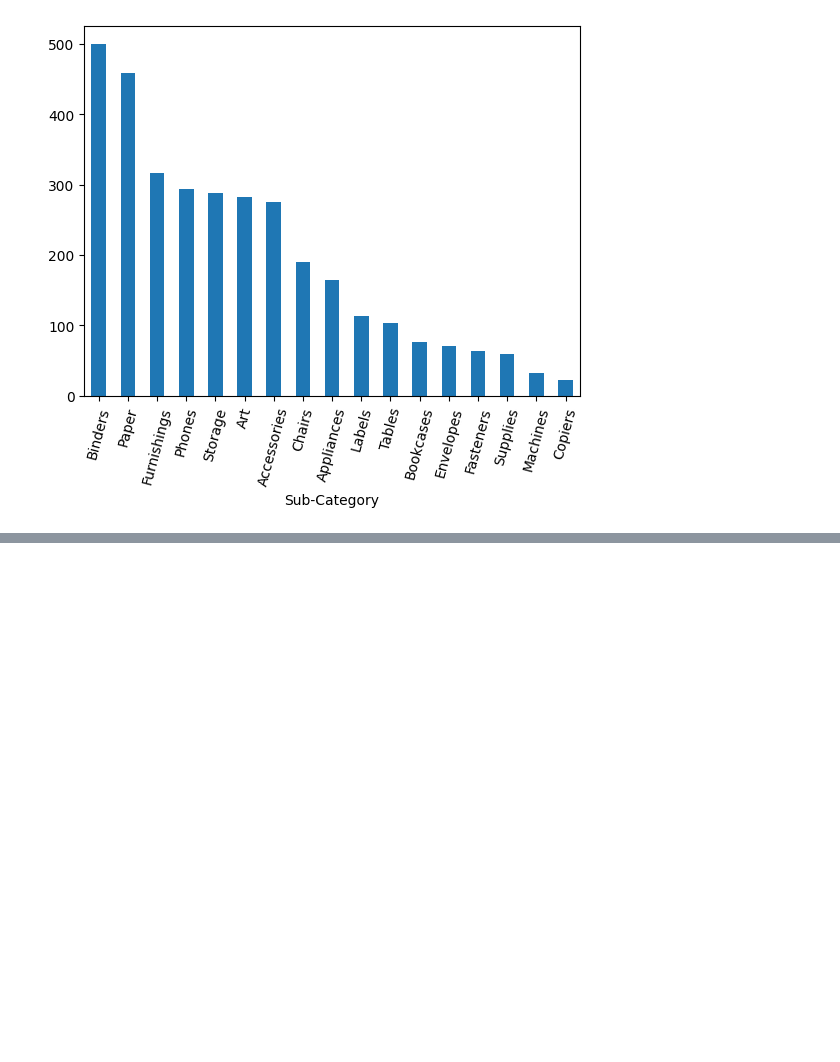
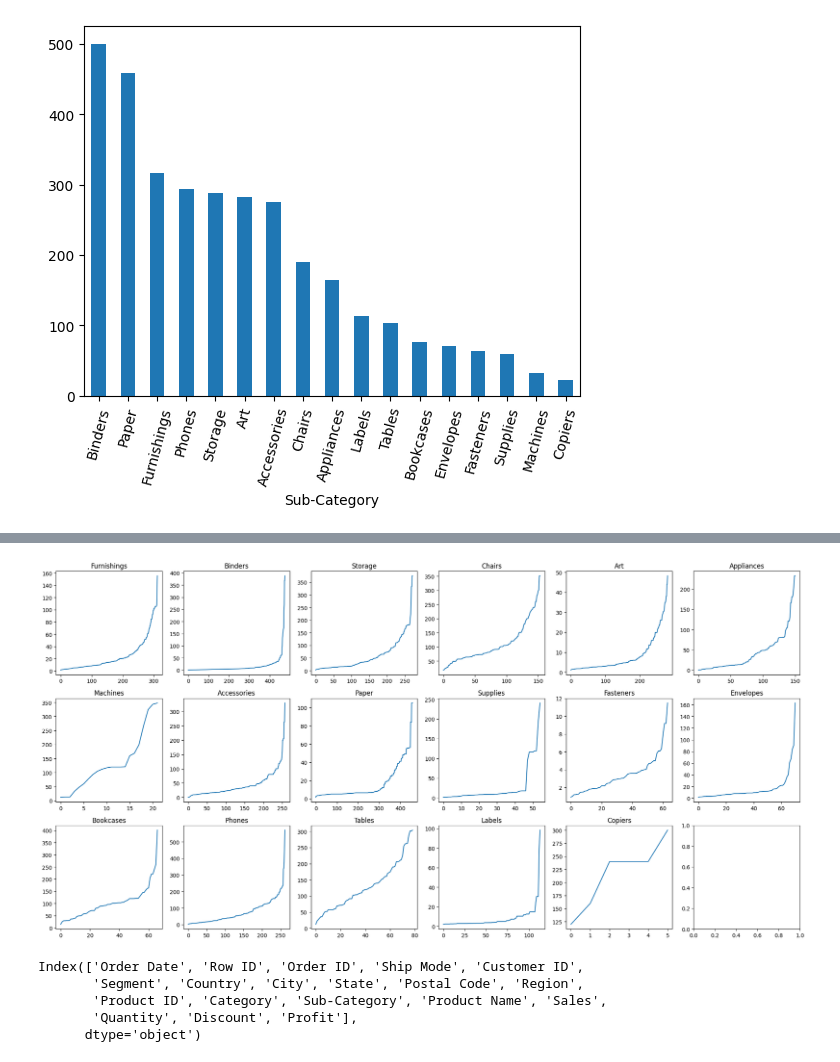
Before and after one commit to alicjaoczkowska/BHL-Ctrl-Alt-Defeat, a Jupyter notebook: master.ipynb, the cells around one changed output, grey strips where cells are left out. Drawn from its saved outputs; the diff is of its cells as text; code cells hidden in the pictures; blank space fills up the shorter version.

```diff
--- a/master.ipynb
+++ b/master.ipynb
@@ -117,0 +114,27 @@ See the caveats in the documentation: https://pandas.pydata.org/pandas-docs/stab
+# %%
+def rem_out(df):
+    m = df['Sales'].mean()
+    std = df['Sales'].std()
+    df = df[(df['Sales'] <= m + 2.5 * std) & (df['Sales'] >= m - 2.5 * std)]
+    return df
+# %%
+fig, axes = plt.subplots(3, 6, figsize=(20, 10))
+df = rem_out(df)
+for i, c in enumerate(df['Sub-Category'].unique()):
+    ax = axes[i // 6, i % 6]
+    a = df[df['Sub-Category'] == c]['Sales']
+    b = df[df['Sub-Category'] == c]['Quantity']
+    ax.plot(sorted(a / b))
+    ax.set_title(c)
+plt.tight_layout()
+plt.show()
+# %% [output]
+[figure, added]
+# %%
+df.columns
+# %% [output]
+Index(['Order Date', 'Row ID', 'Order ID', 'Ship Mode', 'Customer ID',
+       'Segment', 'Country', 'City', 'State', 'Postal Code', 'Region',
+       'Product ID', 'Category', 'Sub-Category', 'Product Name', 'Sales',
+       'Quantity', 'Discount', 'Profit'],
+      dtype='object')
```
Also changed, not shown: parts of 1 cell of this notebook, 1 other file.
